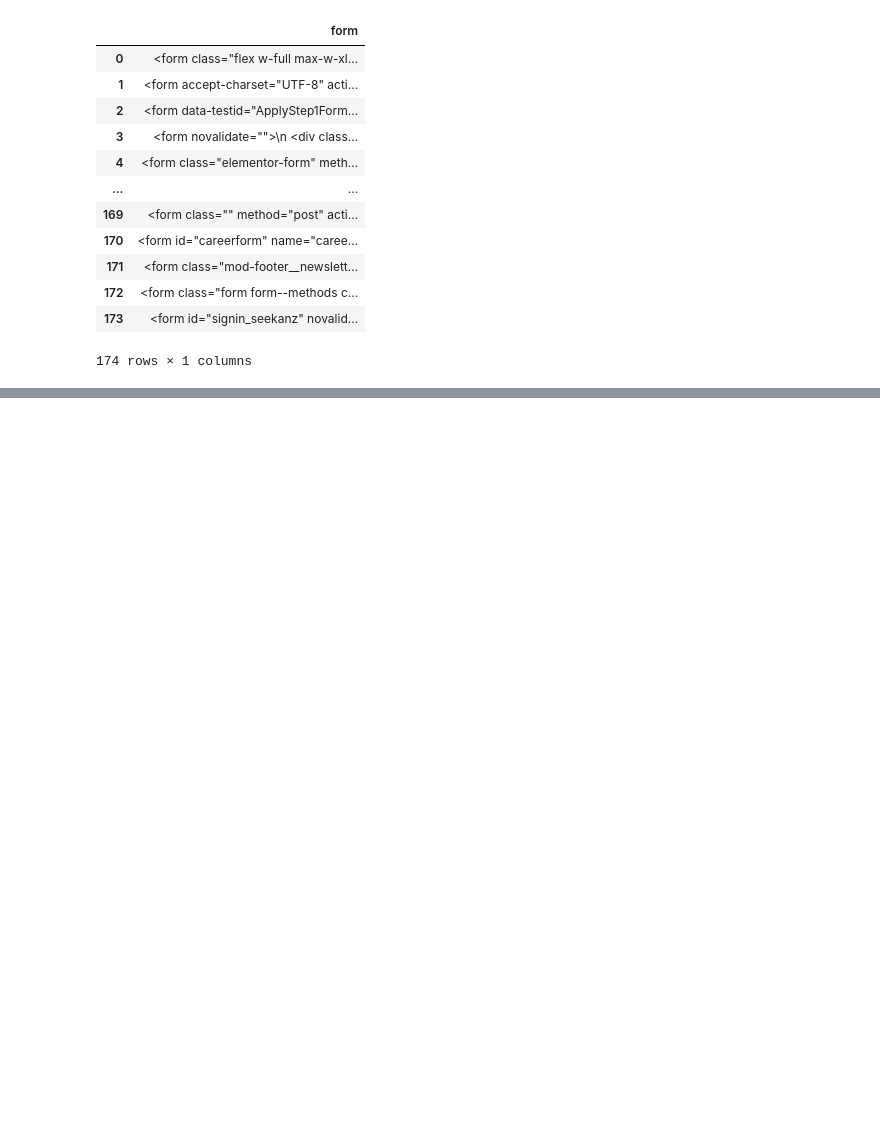
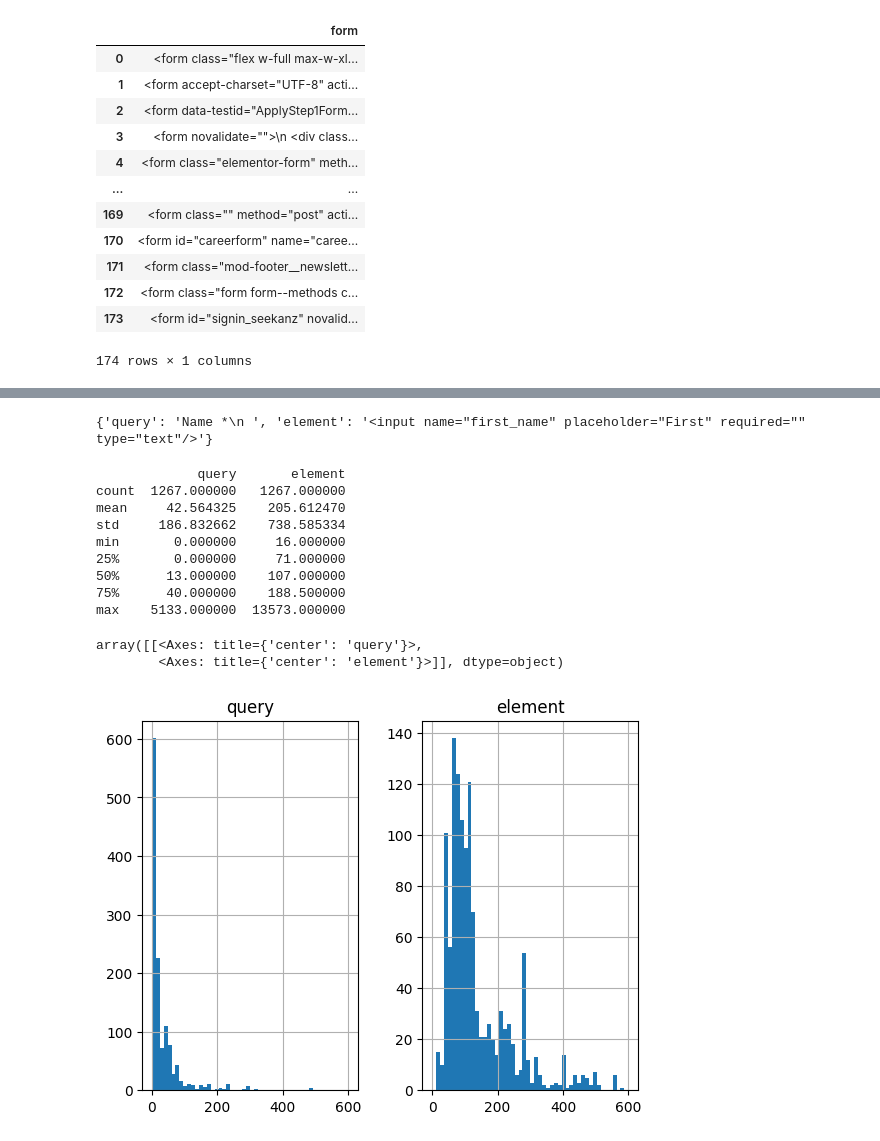
Before and after one commit to majidsh97/LLM, a Jupyter notebook: web_semantic.ipynb, the cells around one changed output, grey strips where cells are left out. Drawn from its saved outputs; the diff is of its cells as text; code cells hidden in the pictures; blank space fills up the shorter version.

```diff
--- a/web_semantic.ipynb
+++ b/web_semantic.ipynb
@@ -97,7 +97,7 @@ def get_query_element(f):
             if t!='':
                 mytext+=t+'\n '
         else:
-            query_element.append({'query':mytext,'element': element})
+            query_element.append({'query':mytext,'element': str(element).replace('\n','').replace('  ','').strip()})
             mytext =''
 
     return query_element
@@ -113,7 +113,7 @@ def get_query_html(f):
 
 
 
-f = preprocess_form(data['form'][141])
+f = preprocess_form(data['form'][11])
 
 d = get_query_element(f)
 print(d)
@@ -146,5 +121,0 @@ print(d)
-# %%
-with open('./html/1.html','r',encoding='utf-8') as f:
-    s= f.read()
-
-preprocess_form(s)
@@ -192,0 +122,7 @@ print(f.prettify())
+# %%
+dd = pd.read_pickle('input_text.pkl')
+dd_forms = dd.drop_duplicates(['text']).reset_index(drop=True)['text']
+
+
+x = preprocess_form(dd_forms[67])
+get_query_element(x)
@@ -192,0 +147,29 @@ print(f.prettify())
+# %%
+df_list = []
+for i in range(len(data)):
+    f = data.loc[i,'form']
+    f = preprocess_form(f)
+    df_list.extend(get_query_element(f))
+    #break
+
+print(df_list[1])
+# %% [output]
+{'query': 'Name *\n ', 'element': '<input name="first_name" placeholder="First" required="" type="text"/>'}
+# %%
+df = pd.DataFrame(df_list)
+nn = df.map(lambda x:len(x))#hist(bins= 50,range=(0,200))
+print(nn.describe())
+nn.hist(bins= 50,range=(0,600))
+# %% [output]
+             query       element
+count  1267.000000   1267.000000
+mean     42.564325    205.612470
+std     186.832662    738.585334
+min       0.000000     16.000000
+25%       0.000000     71.000000
+50%      13.000000    107.000000
+75%      40.000000    188.500000
+max    5133.000000  13573.000000
+array([[<Axes: title={'center': 'query'}>,
+        <Axes: title={'center': 'element'}>]], dtype=object)
+[figure, added]
```
Also changed, not shown: parts of 7 cells of this notebook.
